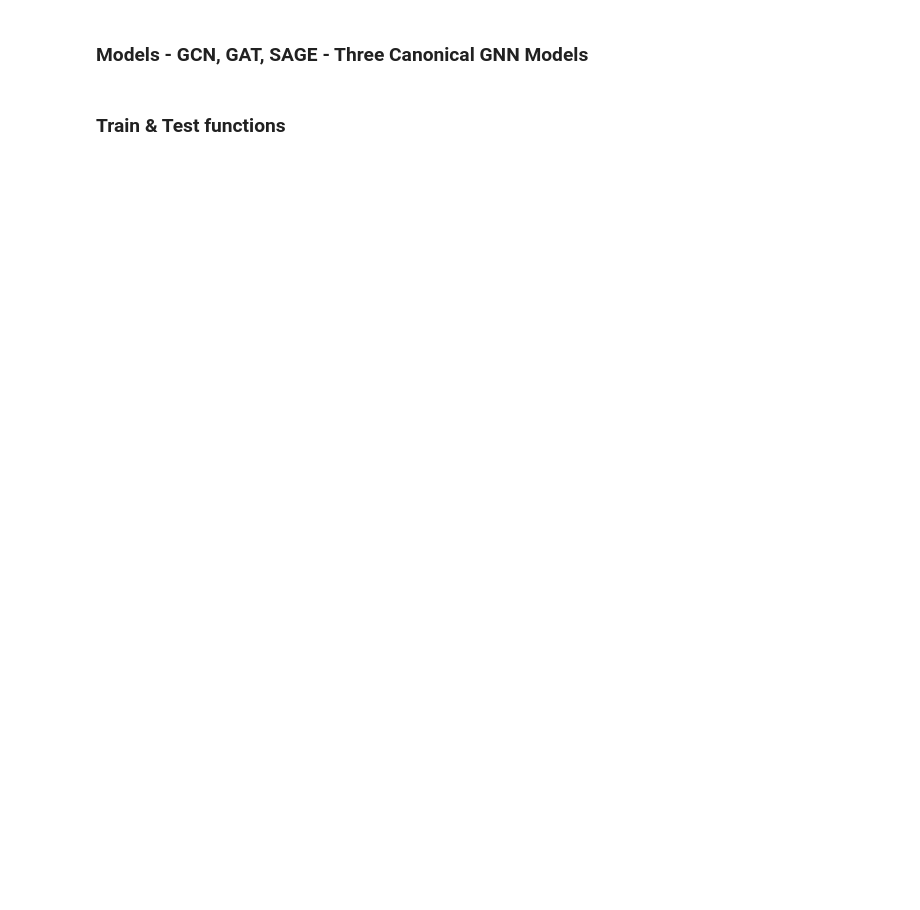
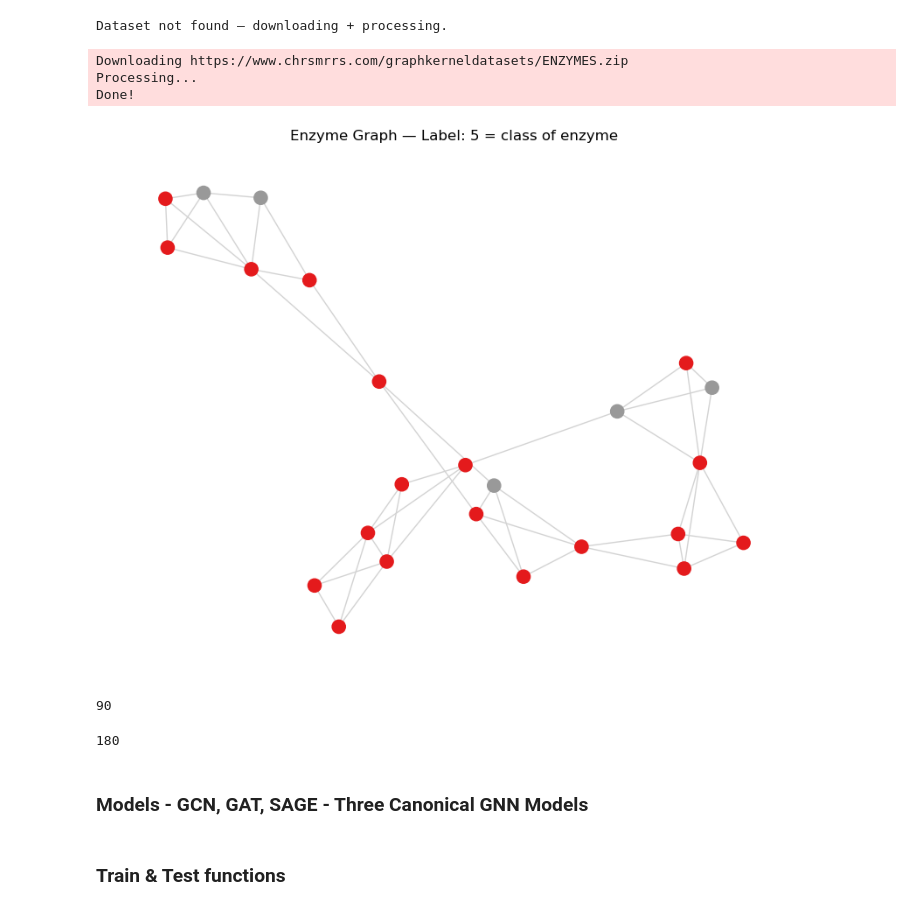
Before and after one commit to SmayanKhanna/deep-active-learning-gnn, a Jupyter notebook: DAL_notebook.ipynb, the cells around one changed output. Cells and saved outputs as stored; diff of their text form; code cells hidden in the pictures; blank space fills up the shorter version.

```diff
--- a/DAL_notebook.ipynb
+++ b/DAL_notebook.ipynb
@@ -40,7 +38,2 @@ from torch.utils.data import Subset
 # %%
 device = torch.device('cuda' if torch.cuda.is_available() else 'cpu')
-# %%
-from torch_geometric.datasets import TUDataset
-dataset_path = "data/TUDataset"
-dataset = TUDataset(root=dataset_path, name='PROTEINS')
-dataset.download()
@@ -48,0 +40,13 @@ Downloading https://www.chrsmrrs.com/graphkerneldatasets/PROTEINS.zip
+# %%
+dataset_path = "data/TUDataset/ENZYMES"
+if not os.path.exists(os.path.join(dataset_path, "processed", "data.pt")):
+    print("Dataset not found — downloading + processing.")
+    dataset = TUDataset(root="data/TUDataset", name="ENZYMES")
+else:
+    print("Loading cached dataset.")
+    dataset = TUDataset(root="data/TUDataset", name="ENZYMES")
+# %% [output]
+Dataset not found — downloading + processing.
+Downloading https://www.chrsmrrs.com/graphkerneldatasets/ENZYMES.zip
+Processing...
+Done!
@@ -48,0 +65,30 @@ Downloading https://www.chrsmrrs.com/graphkerneldatasets/PROTEINS.zip
+# %%
+import matplotlib.pyplot as plt
+import networkx as nx
+from torch_geometric.utils import to_networkx
+import torch
+
+# Get one of the graphs
+graph = dataset[5]  # change the index if you want a different one
+G = to_networkx(graph, to_undirected=True)
+
+# Map one-hot vectors to category index (0, 1, 2)
+node_colors = torch.argmax(graph.x, dim=1).numpy()
+
+# Plot with a categorical color map (Set1 is vibrant and clean)
+plt.figure(figsize=(8, 6))
+nx.draw(
+    G,
+    node_color=node_colors,
+    cmap=plt.cm.Set1,  # or try plt.cm.tab10, tab20, etc.
+    node_size=120,
+    edge_color="lightgray",
+    with_labels=False
+)
+
+label = graph.y.item()
+plt.title(f"Enzyme Graph — Label: {label} = class of enzyme")
+plt.axis('off')
+plt.show()
+# %% [output]
+[figure, added]
@@ -71,0 +110,8 @@ test_loader = DataLoader(test_set, batch_size=1, shuffle=True)
+# %%
+print(n_init)
+# %% [output]
+90
+# %%
+print(n_test)
+# %% [output]
+180
```
Also changed, not shown: parts of 27 cells of this notebook, 9 other files.
